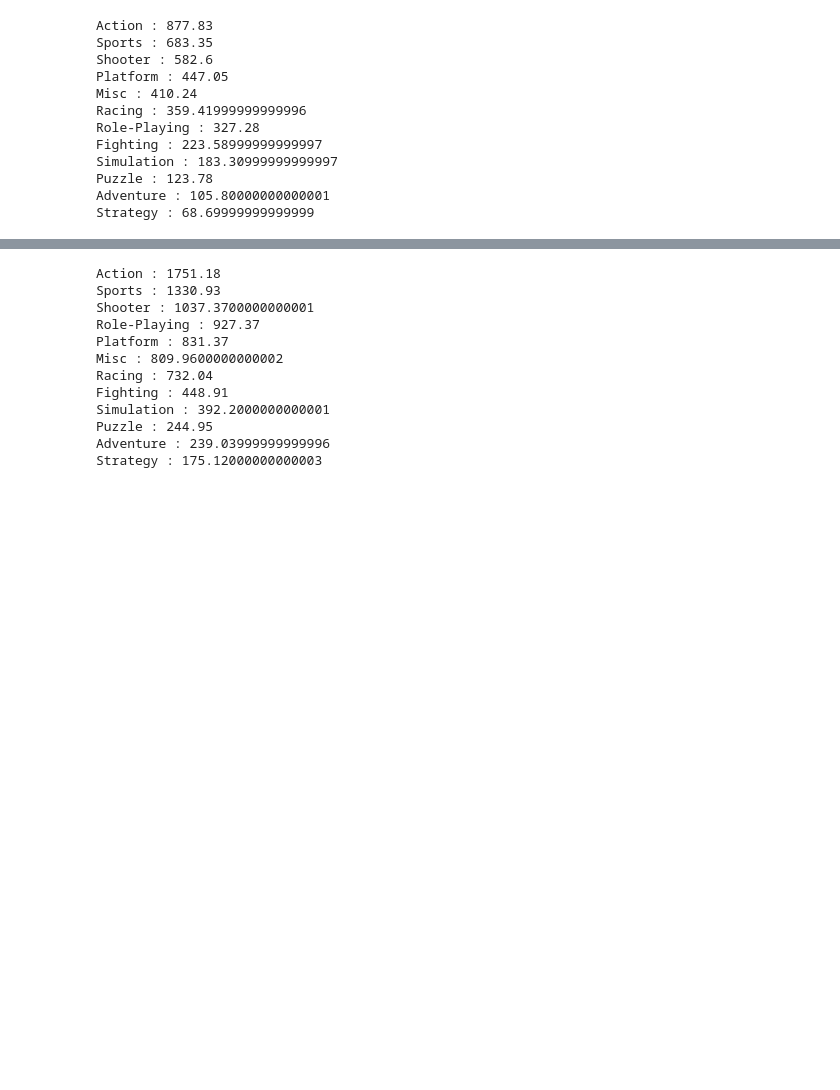
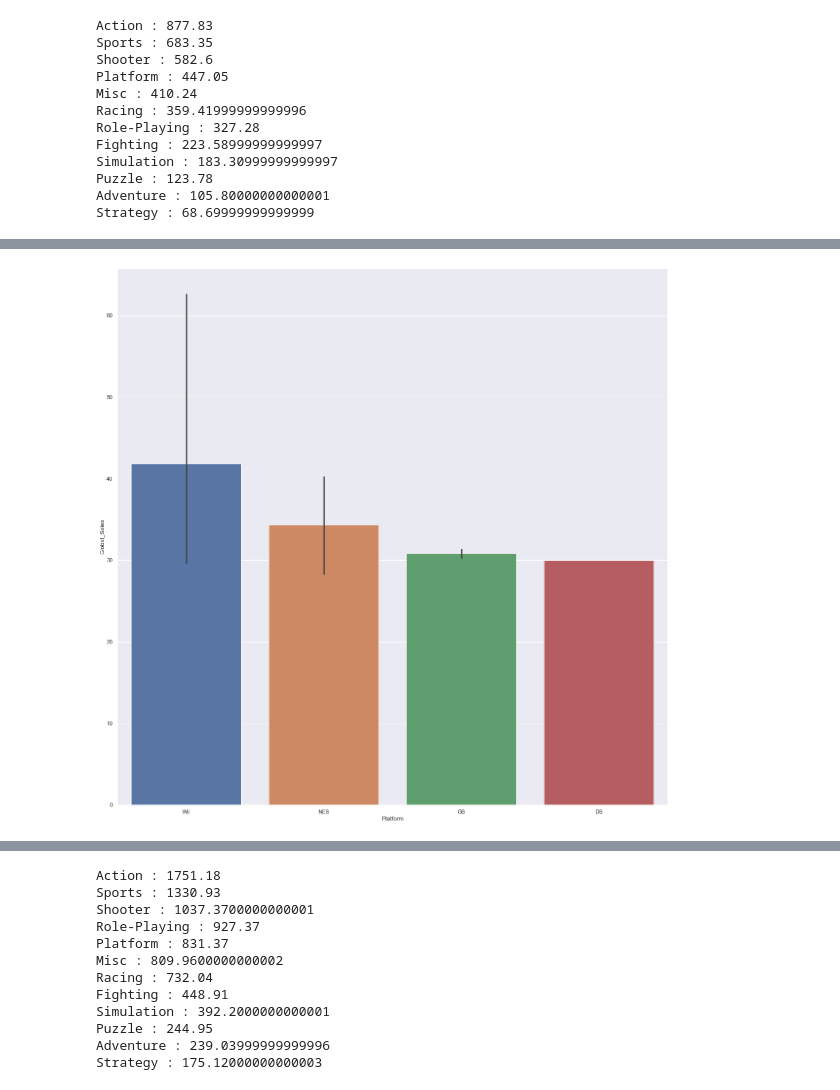
Before and after one commit to KennyLi6/HtH_Build_Summer_2022, a Jupyter notebook: Finding-an-Interesting-Dataset/Game_Sales_Data.ipynb, the cells around one changed output, grey strips where cells are left out. Drawn from its saved outputs; the diff is of its cells as text; code cells hidden in the pictures; blank space fills up the shorter version.

```diff
--- a/Finding-an-Interesting-Dataset/Game_Sales_Data.ipynb
+++ b/Finding-an-Interesting-Dataset/Game_Sales_Data.ipynb
@@ -114,0 +147,5 @@ Strategy : 68.69999999999999
+# %%
+seaborn.barplot(x = game_sales_data['Platform'].head(10), y = game_sales_data["Global_Sales"]);
+# We can confirm that most sales were for games released on the Wii.
+# %% [output]
+[figure, added]
```
Also changed, not shown: parts of 8 cells of this notebook.
